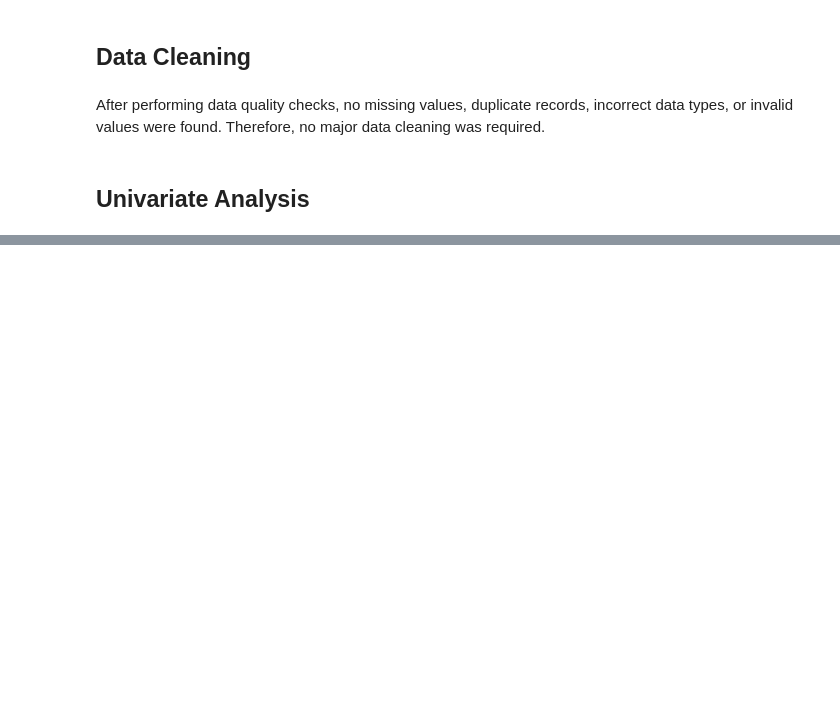
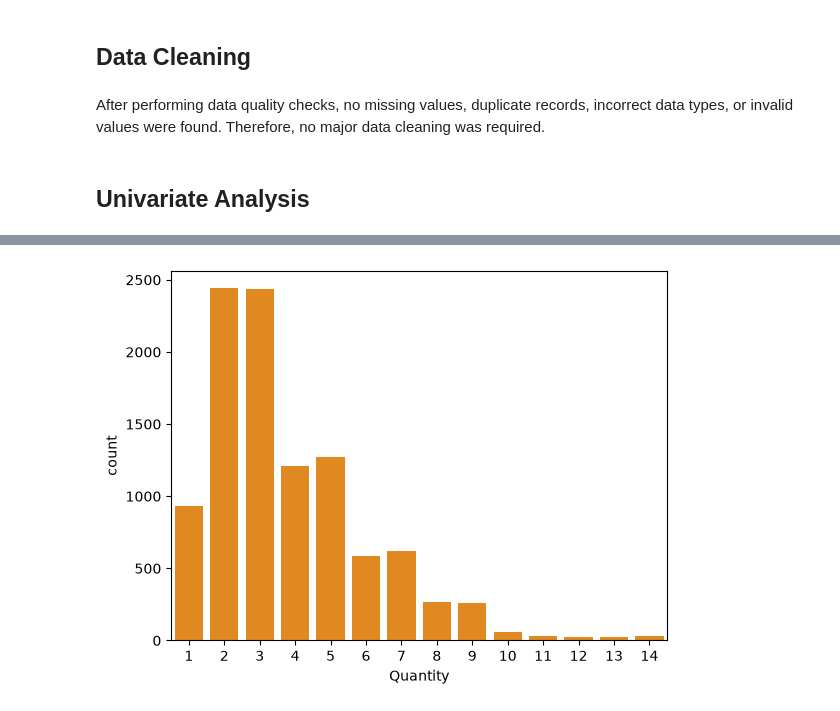
Before and after one commit to mdraihanmostafa746-coder/Superstore-Sales-Analysis, a Jupyter notebook: notebooks/superstore_sales_analysis.ipynb, the cells around one changed output, grey strips where cells are left out. Drawn from its saved outputs; the diff is of its cells as text; code cells hidden in the pictures; blank space fills up the shorter version.

```diff
--- a/notebooks/superstore_sales_analysis.ipynb
+++ b/notebooks/superstore_sales_analysis.ipynb
@@ -251,0 +292,11 @@ After performing data quality checks, no missing values, duplicate records, inco
+# %%
+sns.countplot(
+    data=df,
+    x='Quantity',
+    color = "darkorange"
+)
+
+
+plt.show()
+# %% [output]
+[figure, added]
```
Also changed, not shown: parts of 14 cells of this notebook, 11 other files.
